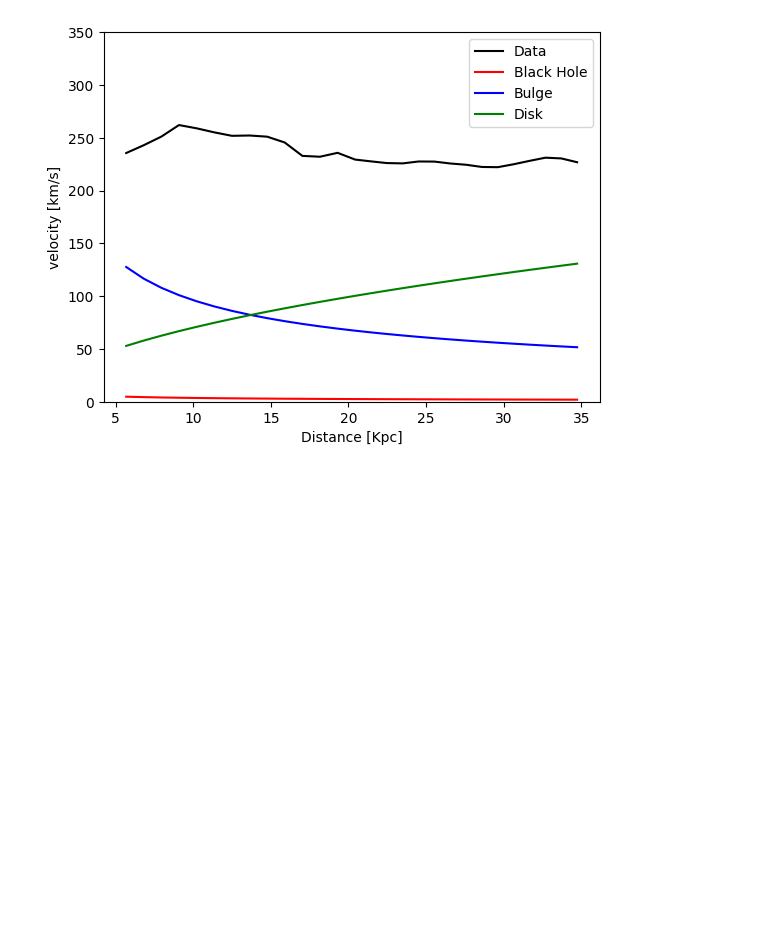
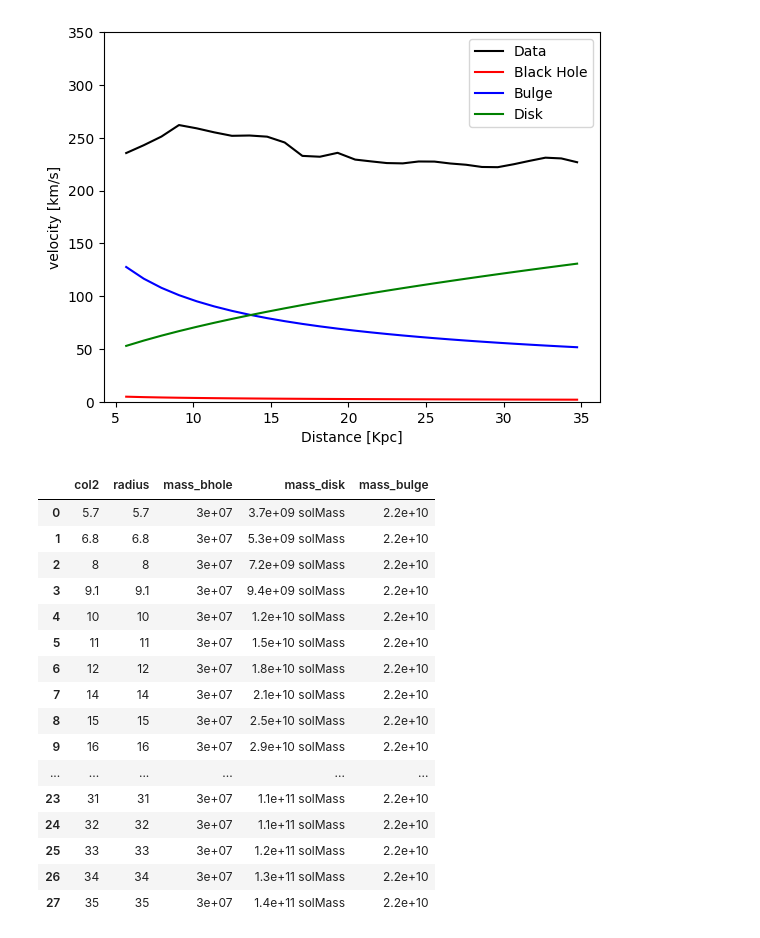
Before and after one commit to kAi3345/Astron, a Jupyter notebook: rotation_curve.ipynb, the cells around one changed output. Saved outputs shown, nothing was run; the diff lists cells and outputs as text; code cells hidden in the pictures; blank space fills up the shorter version.

```diff
--- a/rotation_curve.ipynb
+++ b/rotation_curve.ipynb
@@ -164,3 +165,29 @@ plt.ylabel("velocity [km/s]")
 # %% [output]
 Text(0, 0.5, 'velocity [km/s]')
 [figure]
+# %%
+df = pd.DataFrame(dis)
+df['radius'] = dis;
+df['mass_bhole'] = mass
+df['mass_disk'] = diskMass
+df['mass_bulge'] = mass_Bulge
+pd.set_option('display.float_format', '{:.2g}'.format)
+df
+# %% [output]
+|  | col2 | radius | mass_bhole | mass_disk | mass_bulge |
+| 0 | 5.7 | 5.7 | 3e+07 | 3.7e+09 solMass | 2.2e+10 |
+| 1 | 6.8 | 6.8 | 3e+07 | 5.3e+09 solMass | 2.2e+10 |
+| 2 | 8 | 8 | 3e+07 | 7.2e+09 solMass | 2.2e+10 |
+| 3 | 9.1 | 9.1 | 3e+07 | 9.4e+09 solMass | 2.2e+10 |
+| 4 | 10 | 10 | 3e+07 | 1.2e+10 solMass | 2.2e+10 |
+| 5 | 11 | 11 | 3e+07 | 1.5e+10 solMass | 2.2e+10 |
+| 6 | 12 | 12 | 3e+07 | 1.8e+10 solMass | 2.2e+10 |
+| 7 | 14 | 14 | 3e+07 | 2.1e+10 solMass | 2.2e+10 |
+| 8 | 15 | 15 | 3e+07 | 2.5e+10 solMass | 2.2e+10 |
+| 9 | 16 | 16 | 3e+07 | 2.9e+10 solMass | 2.2e+10 |
+| ... | ... | ... | ... | ... | ... |
+| 23 | 31 | 31 | 3e+07 | 1.1e+11 solMass | 2.2e+10 |
+| 24 | 32 | 32 | 3e+07 | 1.1e+11 solMass | 2.2e+10 |
+| 25 | 33 | 33 | 3e+07 | 1.2e+11 solMass | 2.2e+10 |
+| 26 | 34 | 34 | 3e+07 | 1.3e+11 solMass | 2.2e+10 |
+| 27 | 35 | 35 | 3e+07 | 1.4e+11 solMass | 2.2e+10 |
```
Also changed, not shown: parts of 2 cells of this notebook.
